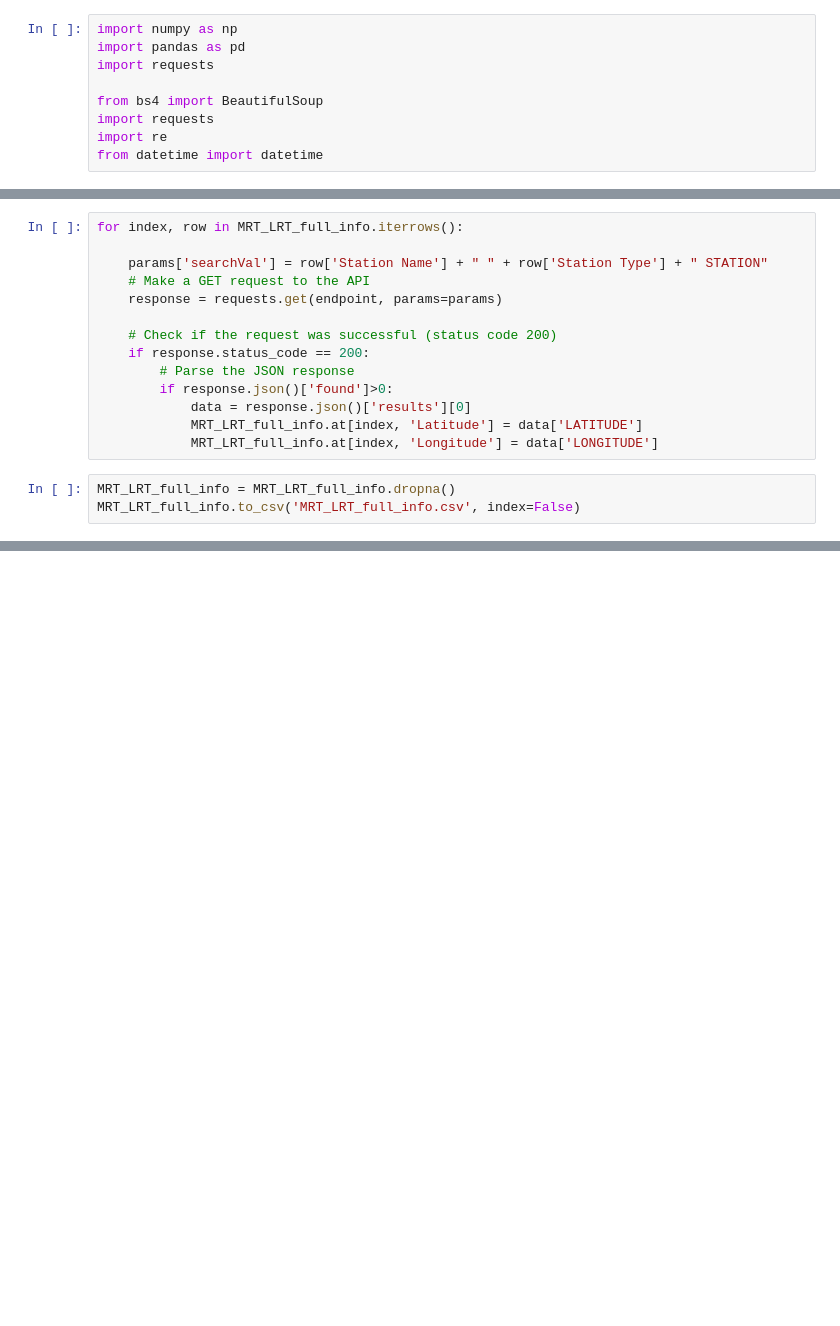
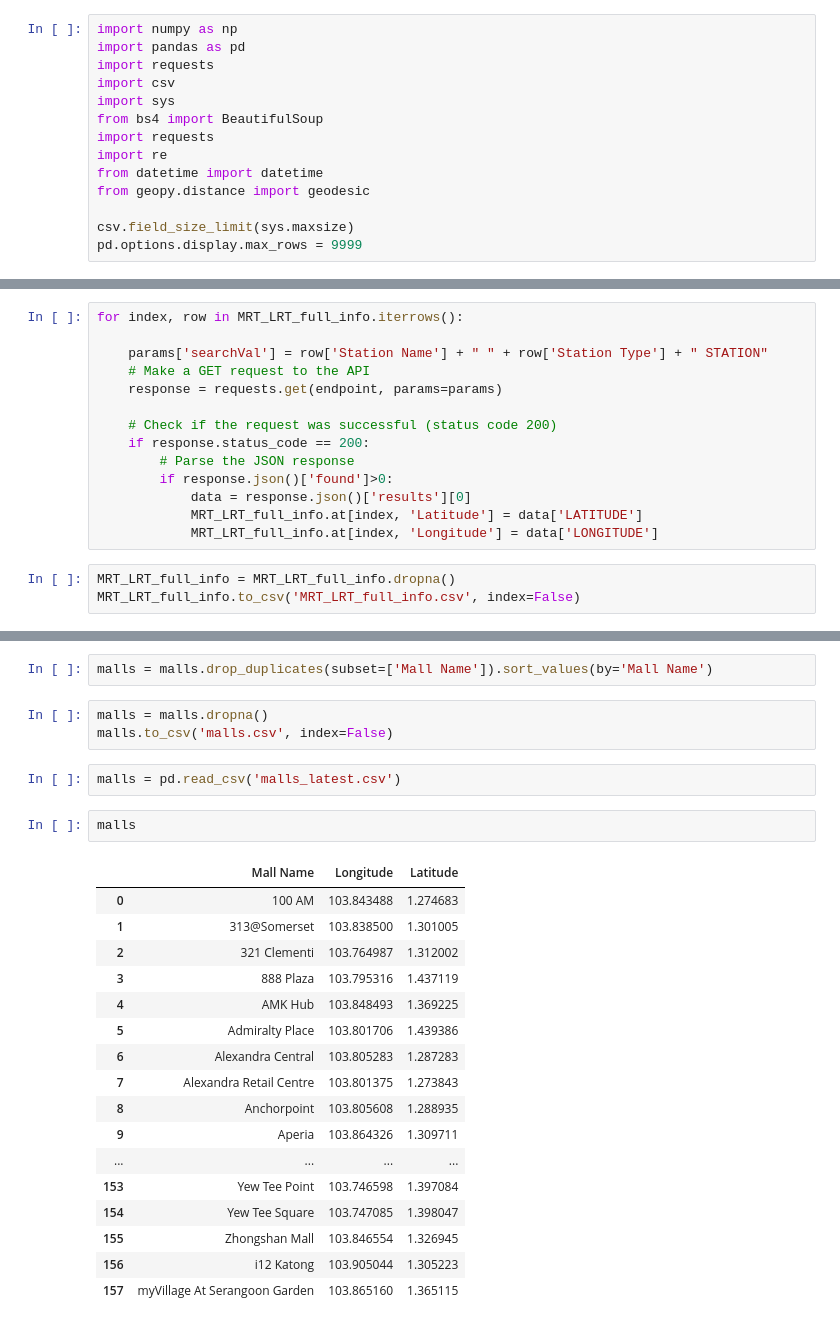
Before and after one commit to yourlaststraw/visualising-hdb-resale-prices, a Jupyter notebook: data/data-generator.ipynb, the cells around one changed output, grey strips where cells are left out. Saved outputs shown, nothing was run; the diff lists cells and outputs as text; blank space fills up the shorter version.

```diff
--- a/data/data-generator.ipynb
+++ b/data/data-generator.ipynb
@@ -2,9 +2,14 @@
 import numpy as np
 import pandas as pd
 import requests
-
+import csv
+import sys
 from bs4 import BeautifulSoup
 import requests
 import re
 from datetime import datetime
+from geopy.distance import geodesic
+
+csv.field_size_limit(sys.maxsize)
+pd.options.display.max_rows = 9999
 # %% [markdown]
@@ -184,0 +273,27 @@ else:
+# %%
+malls = malls.drop_duplicates(subset=['Mall Name']).sort_values(by='Mall Name')
+# %%
+malls = malls.dropna()
+malls.to_csv('malls.csv', index=False)
+# %%
+malls = pd.read_csv('malls_latest.csv')
+# %%
+malls
+# %% [output]
+|  | Mall Name | Longitude | Latitude |
+| 0 | 100 AM | 103.843488 | 1.274683 |
+| 1 | 313@Somerset | 103.838500 | 1.301005 |
+| 2 | 321 Clementi | 103.764987 | 1.312002 |
+| 3 | 888 Plaza | 103.795316 | 1.437119 |
+| 4 | AMK Hub | 103.848493 | 1.369225 |
+| 5 | Admiralty Place | 103.801706 | 1.439386 |
+| 6 | Alexandra Central | 103.805283 | 1.287283 |
+| 7 | Alexandra Retail Centre | 103.801375 | 1.273843 |
+| 8 | Anchorpoint | 103.805608 | 1.288935 |
+| 9 | Aperia | 103.864326 | 1.309711 |
+| ... | ... | ... | ... |
+| 153 | Yew Tee Point | 103.746598 | 1.397084 |
+| 154 | Yew Tee Square | 103.747085 | 1.398047 |
+| 155 | Zhongshan Mall | 103.846554 | 1.326945 |
+| 156 | i12 Katong | 103.905044 | 1.305223 |
+| 157 | myVillage At Serangoon Garden | 103.865160 | 1.365115 |
```
Also changed, not shown: parts of 41 cells of this notebook, 7 other files.
